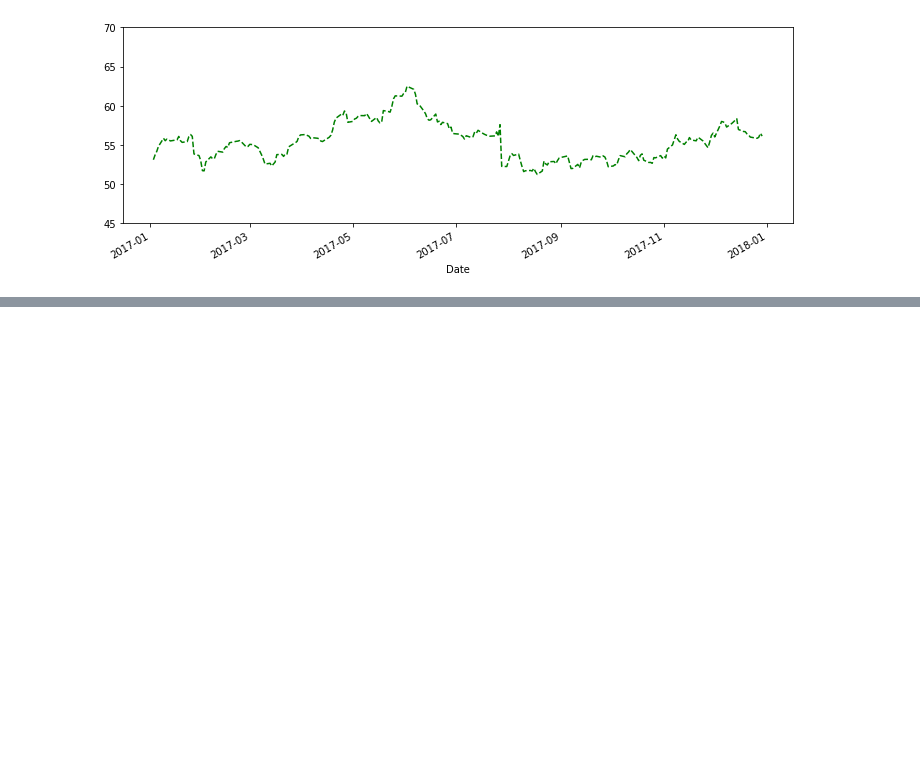
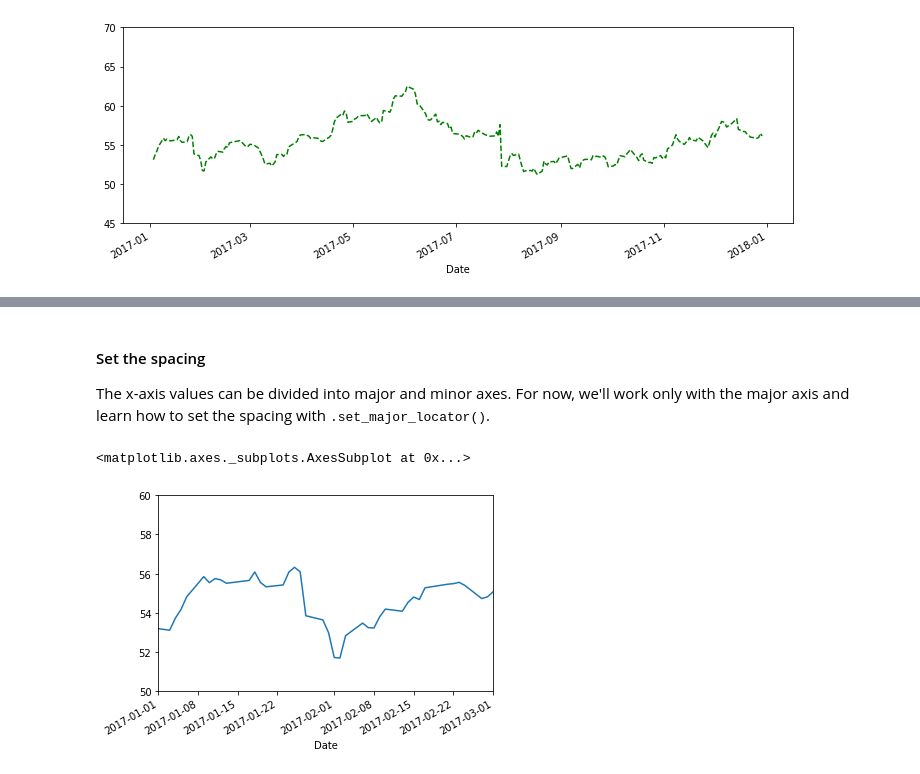
Before and after one commit to StevTobs/TimeSeries_Python, a Jupyter notebook: Time_Series_with_Pandas.ipynb, the cells around one changed output, grey strips where cells are left out. Cells and saved outputs as stored; diff of their text form; code cells hidden in the pictures; blank space fills up the shorter version.

```diff
--- a/Time_Series_with_Pandas.ipynb
+++ b/Time_Series_with_Pandas.ipynb
@@ -633,0 +649,8 @@ df['Close']['2017-01-01':'2017-12-31'].plot(figsize=(12,4), ylim=[45,70],ls='--'
+# %% [markdown]
+#### Set the spacing
+The x-axis values can be divided into major and minor axes. For now, we'll work only with the major axis and learn how to set the spacing with <tt>.set_major_locator()</tt>.
+# %%
+df['Close'].plot(xlim=['2017-01-01','2017-03-01'],ylim=[50,60])
+# %% [output]
+<matplotlib.axes._subplots.AxesSubplot at 0x...>
+[figure, added]
```
Also changed, not shown: parts of 14 cells of this notebook.
